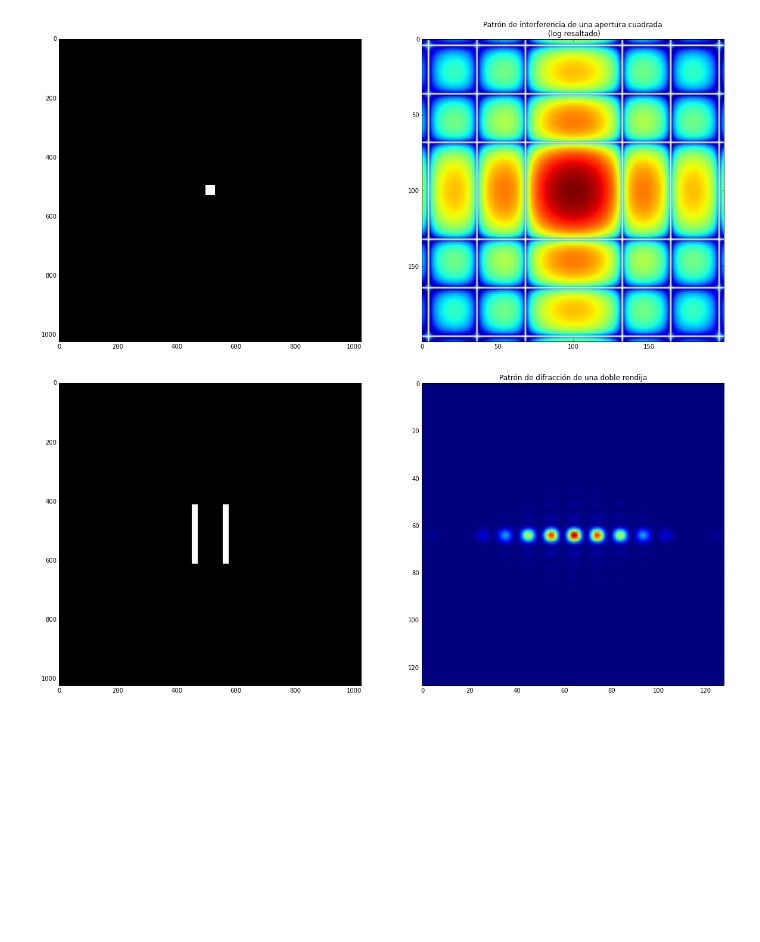
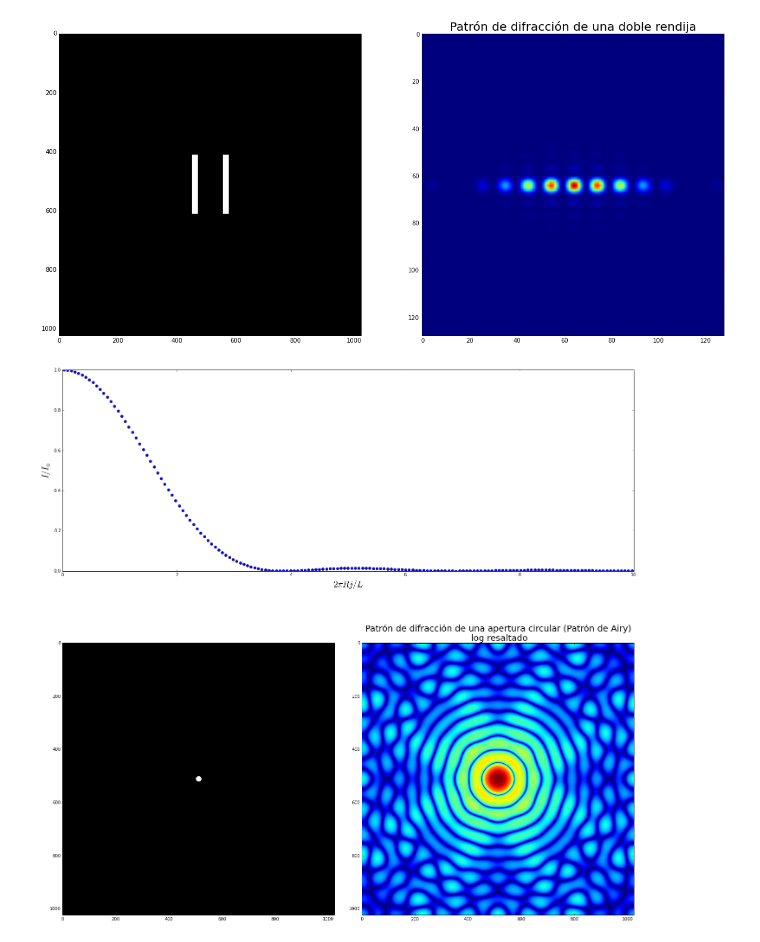
Before and after one commit to AHA-EL-CAPI/MC, a Jupyter notebook: Tareas/HW4/HW4.ipynb, the cells around one changed output. Saved outputs shown, nothing was run; the diff lists cells and outputs as text; code cells hidden in the pictures; blank space fills up the shorter version.

```diff
--- a/Tareas/HW4/HW4.ipynb
+++ b/Tareas/HW4/HW4.ipynb
@@ -8,23 +33,18 @@ from tabulate import tabulate
 N = 2**10 # Número de puntos de muestreo
 a = np.zeros((N,N))
 
-# Genero la rendija cuadrada
-for i in range(496,528,1):
-    a[i][496:528] = 1
+# Genero la doble rendija
+a[412:612,450:470] = 1
+a[412:612,554:574] = 1
 
 b = np.fft.fft2(a) # Hago la Transformada de Fourier Discreta (DFT) teniendo en cuenta que tengo una array bidimensional.
 
 b = np.fft.fftshift(b) # Aplico la función shift al resultado de la DFT.
 
-b = np.log(b**2) # Tomo el logaritmo del módulo al cuadrado.
+b = np.abs(b)**2 # Tomo el módulo al cuadrado.
 
-# Genero y grafico un arreglo con la información acerca de un cuadrado de lado 200 en el arreglo que contiene la
-# información sobre la DFT y el shift
-c = np.zeros((200,200))
-
-for i in range(200):
-    for j in range(200):
-        c[i][j] = np.abs(b[412+i][412+j]) + 1 # Sumo 1 por el problema mencionado en el enunciado.
+# Obtengo información acerca de un cuadrado de lado 128 en el arreglo  anterior de acuerdo a lo solicitado en el enunciado.
+b = b[448:576,448:576]
 
 # Grafico los arreglos obtenidos previamente
 
@@ -32,42 +52,47 @@ plt.figure(figsize=(20,20))
 plt.subplot(1,2,1,aspect='equal')
 plt.imshow(a,cmap='Greys_r')
 plt.subplot(1,2,2,aspect='equal')
-plt.title(u'Patrón de interferencia de una apertura cuadrada \n (log resaltado)')
-plt.imshow(c)
+plt.title(u'Patrón de difracción de una doble rendija',fontsize=20)
+plt.imshow(b)
 plt.show()
 # %% [output]
-[figure, old version]
+[figure, new version]
 # %%
 N = 2**10 # Número de puntos de muestreo
-a = np.zeros((N,N))
+radius = 10.24 # Radio de la apertura teniendo en cuenta que es una centésima parte de la longitud de la placa
+               # que en ete caso es 1024
 
-# Genero la doble rendija
-for i in range(412,612,1):
-    a[i][450:470] = 1
-    a[i][554:574] = 1
+cx, cy = 512., 512. # Defino el centro del círculo
+
+a = np.array([[(((x-cx)**2+(y-cy)**2) <= radius**2) for x in range(N)] for y in range(N)])
 
 b = np.fft.fft2(a) # Hago la Transformada de Fourier Discreta (DFT) teniendo en cuenta que tengo una array bidimensional.
 
 b = np.fft.fftshift(b) # Aplico la función shift al resultado de la DFT.
 
-b = b**2 # Tomo el módulo al cuadrado.
+b = np.abs(b)**2 +1
 
-# Genero y grafico un arreglo con la información acerca de un cuadrado de lado 200 en el arreglo que contiene la
-# información sobre la DFT y el shift
-c = np.zeros((128,128))
+c = np.log(b) # Tomo el logaritmo del módulo al cuadrado y sumo 1 por el problema mencionado en el enunciado.
 
-for i in range(128):
-    for j in range(128):
-        c[i][j] = np.abs(b[448+i][448+j]) + 1 # Sumo 1 por el problema mencionado en el enunciado.
-
-# Grafico los arreglos obtenidos previamente
+# Grafico los arreglos obtenidos previamente usando las ayudas del enunciado.
 
 plt.figure(figsize=(20,20))
-plt.subplot(1,2,1,aspect='equal')
+
+plt.subplot2grid((3,2),(0,0),colspan=2,rowspan=1)
+x = (2.*np.pi*radius/1024.)*np.linspace(-512,512,1024)
+plt.plot(x,b[512]/max(b[512]),'bo')
+plt.xlim(0.,10.)
+plt.xlabel(r'$2\pi$'+'$Rj/L$',fontsize=20)
+plt.ylabel('$I/I_0$',fontsize=20)
+
+plt.subplot2grid((3,2),(1,0),rowspan=2)
 plt.imshow(a,cmap='Greys_r')
-plt.subplot(1,2,2,aspect='equal')
-plt.title(u'Patrón de difracción de una doble rendija')
+
+plt.subplot2grid((3,2),(1,1),rowspan=2)
+plt.title(u'Patrón de difracción de una apertura circular (Patrón de Airy) \n log resaltado',fontsize=20)
 plt.imshow(c)
+
+plt.tight_layout()
 plt.show()
 # %% [output]
-[figure, old version]
+[figure, new version]
```
Also changed, not shown: parts of 3 cells of this notebook, 2 other files.
